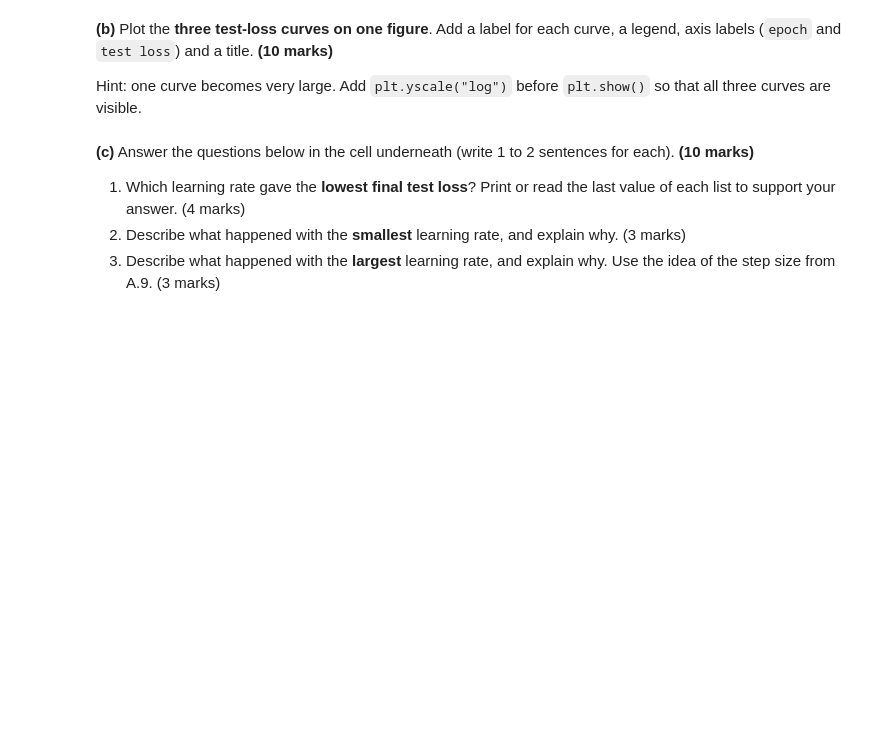
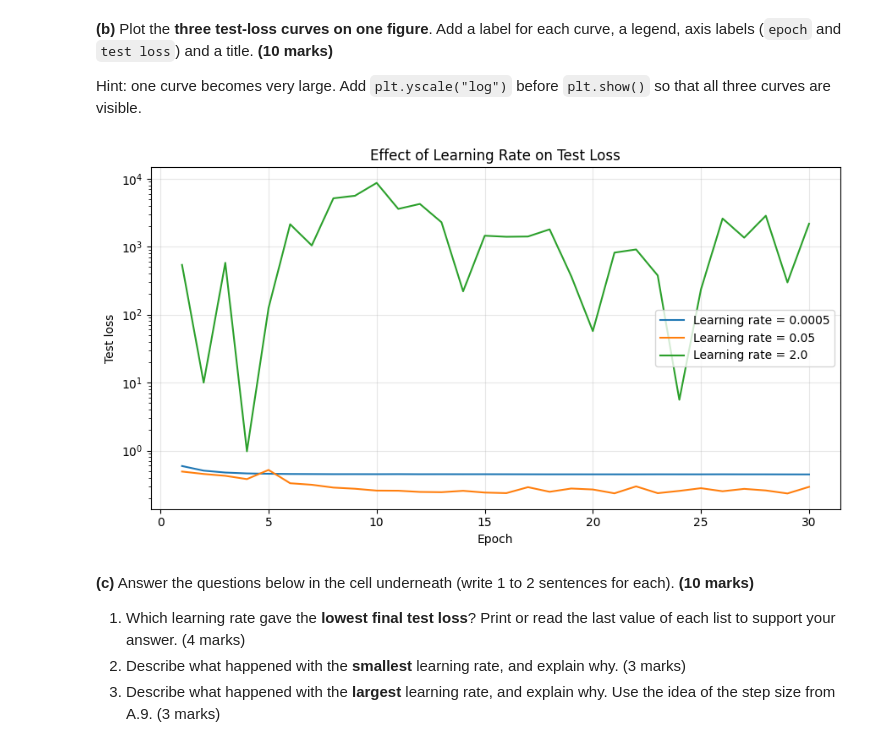
Before and after one commit to Madina233/week5, a Jupyter notebook: NN_SGD_Lab.ipynb, the cells around one changed output. Drawn from its saved outputs; the diff is of its cells as text; code cells hidden in the pictures; blank space fills up the shorter version.

```diff
--- a/NN_SGD_Lab.ipynb
+++ b/NN_SGD_Lab.ipynb
@@ -800,0 +796,15 @@ test_losses_large = None     # learning rate 2.0
+# %%
+test_losses_small = train_network(
+    X_train, y_train_s, X_test, y_test_s,
+    n_hidden=8, epochs=30, learning_rate=0.0005
+)[-1]
+
+test_losses_medium = train_network(
+    X_train, y_train_s, X_test, y_test_s,
+    n_hidden=8, epochs=30, learning_rate=0.05
+)[-1]
+
+test_losses_large = train_network(
+    X_train, y_train_s, X_test, y_test_s,
+    n_hidden=8, epochs=30, learning_rate=2.0
+)[-1]
@@ -808,3 +826,36 @@ Hint: one curve becomes very large. Add `plt.yscale("log")` before `plt.show()`
+# %%
+import matplotlib.pyplot as plt
+
+plt.figure(figsize=(9, 5))
+
+plt.plot(
+    range(1, len(test_losses_small) + 1),
+    test_losses_small,
+    label="Learning rate = 0.0005"
+)
+
+plt.plot(
+    range(1, len(test_losses_medium) + 1),
+    test_losses_medium,
+    label="Learning rate = 0.05"
+)
+
+plt.plot(
+    range(1, len(test_losses_large) + 1),
+    test_losses_large,
+    label="Learning rate = 2.0"
+)
+
+plt.xlabel("Epoch")
+plt.ylabel("Test loss")
+plt.title("Effect of Learning Rate on Test Loss")
+plt.legend()
+plt.yscale("log")
+plt.grid(True, alpha=0.3)
+plt.tight_layout()
+plt.show()
+# %% [output]
+[figure, added]
 # %% [markdown]
 **(c)** Answer the questions below in the cell underneath (write 1 to 2 sentences for each). **(10 marks)**
 
```
Also changed, not shown: parts of 6 cells of this notebook.
